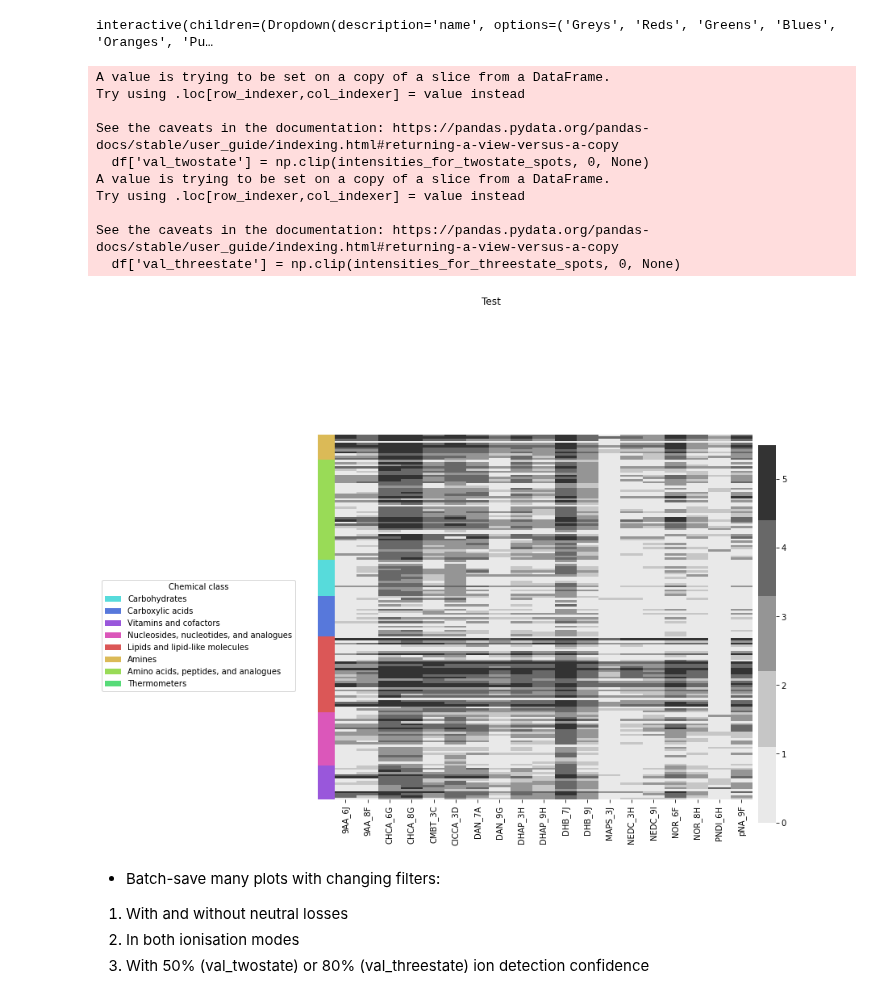
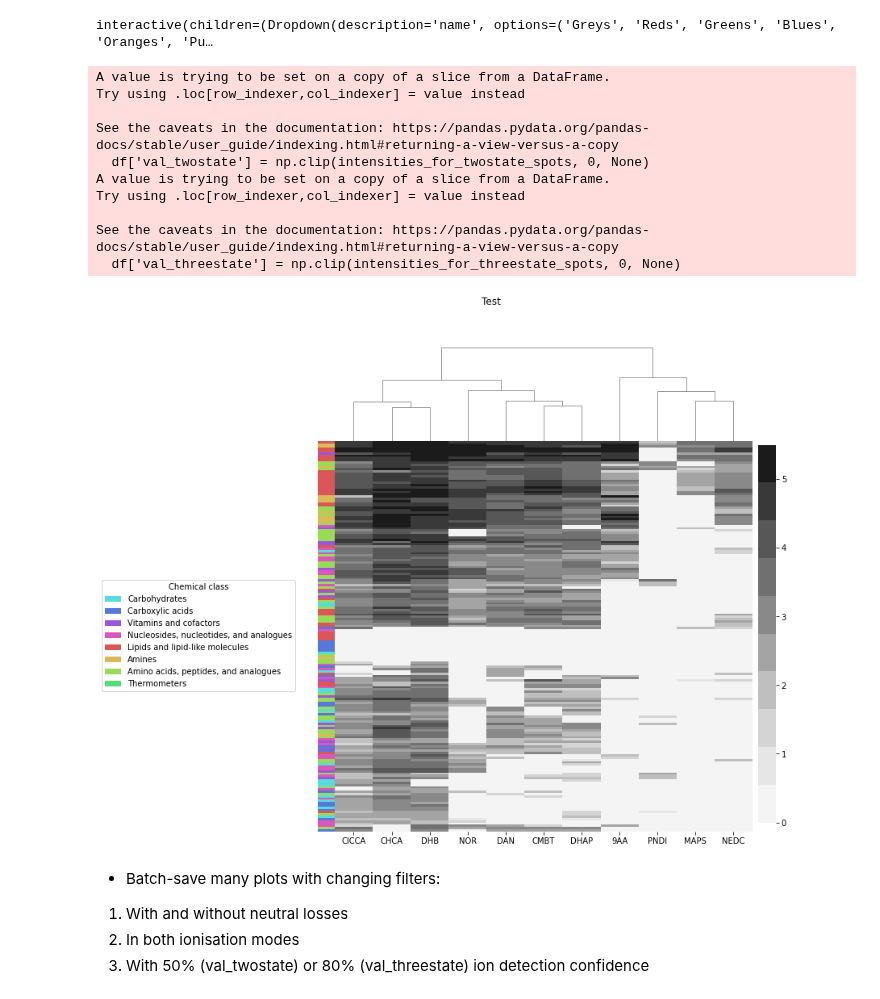
Before and after one commit to saharuka/metabolite_detectability, a Jupyter notebook: spotting/analysis/20_matrices/6_plots/q2b_heatmap_matrix_vs_intensity_v2.ipynb, the cells around one changed output. Drawn from its saved outputs; the diff is of its cells as text; code cells hidden in the pictures.

```diff
--- a/spotting/analysis/20_matrices/6_plots/q2b_heatmap_matrix_vs_intensity_v2.ipynb
+++ b/spotting/analysis/20_matrices/6_plots/q2b_heatmap_matrix_vs_intensity_v2.ipynb
@@ -70,7 +70,7 @@ p_data = p_root_dir / "5_data_analysis"
 p_out = p_root_dir / "6_plots/q2_plots/heatmaps"
 
 # Metrics and Catboost predictions for all ions in their target wells
-p_predictions = p_data / "all_predictions_03-Nov-2021.csv"
+p_predictions = p_data / "all_predictions_curated_11-Dec-2021.csv"
 
 # Dataset info (lab, matrix, polarity, m/z range, ids, etc.)
 p_datasets = p_data / "datasets.csv"
@@ -85,7 +85,7 @@ p_chem_class = p_data / "custom_classification_v2.csv"
 predictions = pd.read_csv(p_predictions, index_col=0)
 predictions.neutral_loss.fillna('', inplace=True)
 
-# TODO: remove thermometer ions
+# TODO: remove thermometer ions?
 
 chem_class = pd.read_csv(p_chem_class, index_col='internal_id')
 # pathways = pd.read_csv(p_pathways, index_col='internal_id')
@@ -93,7 +93,8 @@ chem_class = pd.read_csv(p_chem_class, index_col='internal_id')
 # Get a subset of most relevant information from Datasets file
 datasets = pd.read_csv(p_datasets)
 datasets_info = datasets.groupby('Clone ID').first()[['Polarity', 'Matrix short', 'Matrix long', 'Slide code']] # 'Participant lab', 'Technology'
-datasets_info['sample_name'] = datasets_info['Matrix short'] + '_' + datasets_info['Slide code']
+datasets_info['sample_name'] = datasets_info['Matrix short']
+# datasets_info['sample_name'] = datasets_info['Matrix short'] + '_' + datasets_info['Slide code']
 
 # Merge with predictions and classification
 df = pd.merge(predictions, datasets_info, left_on='dataset_id', right_on='Clone ID', how='left')
@@ -104,7 +105,7 @@ def prep_all_class_data(data, polarity, nl_filter_on=None, neutral_losses_to_kee
     '''
     Prepare data and make one heatmap for all classes
     '''
-    data = filter_neutral_losses(data, filter_neutral_losses, neutral_losses_to_keep=[''])
+    data = filter_neutral_losses(data, nl_filter_on, neutral_losses_to_keep)
     data = calculate_detected_intensities(data)
     data = filter_polarity(data, polarity)
     data = make_heatmap_input(data, intensity_col_name)
@@ -163,36 +164,36 @@ plot_data = prep_all_class_data(data,
                                 neutral_losses_to_keep=[''],
                                 intensity_col_name='val_threestate')
 
 # plot_data.to_csv(p_out / f"data_for_seriation.csv")
 
 # Prepare a colour bar
 lut, row_colors = prep_colour_bar(plot_data,
                                   main_chem_class,
                                   'main_coarse_class')
 
 # Make the plot
 g = plot_all_class_heatmap(plot_data,
                            cmap,
                            row_colors,
                            lut,
-                           row_cluster=False,
-                           col_cluster=False,
+                           row_cluster=True,
+                           col_cluster=True,
                            title = f"Test")
 
 # Save the plot
 # g.savefig(p_out / f"log10 intensities.png")
 # %% [output]
 A value is trying to be set on a copy of a slice from a DataFrame.
 Try using .loc[row_indexer,col_indexer] = value instead
 
 See the caveats in the documentation: https://pandas.pydata.org/pandas-docs/stable/user_guide/indexing.html#returning-a-view-versus-a-copy
   df['val_twostate'] = np.clip(intensities_for_twostate_spots, 0, None)
 A value is trying to be set on a copy of a slice from a DataFrame.
 Try using .loc[row_indexer,col_indexer] = value instead
 
 See the caveats in the documentation: https://pandas.pydata.org/pandas-docs/stable/user_guide/indexing.html#returning-a-view-versus-a-copy
   df['val_threestate'] = np.clip(intensities_for_threestate_spots, 0, None)
-[figure, old version]
+[figure, new version]
 # %% [markdown]
 - Batch-save many plots with changing filters:
 
```
Also changed, not shown: parts of 3 cells of this notebook, 4 other files.
